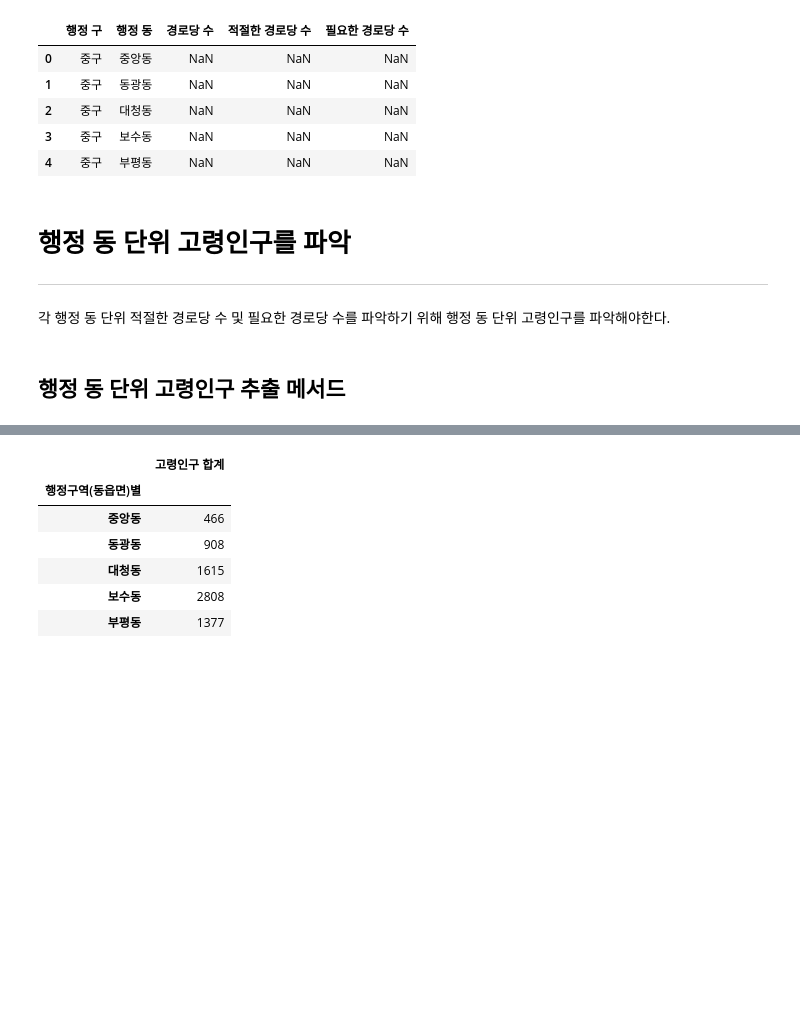
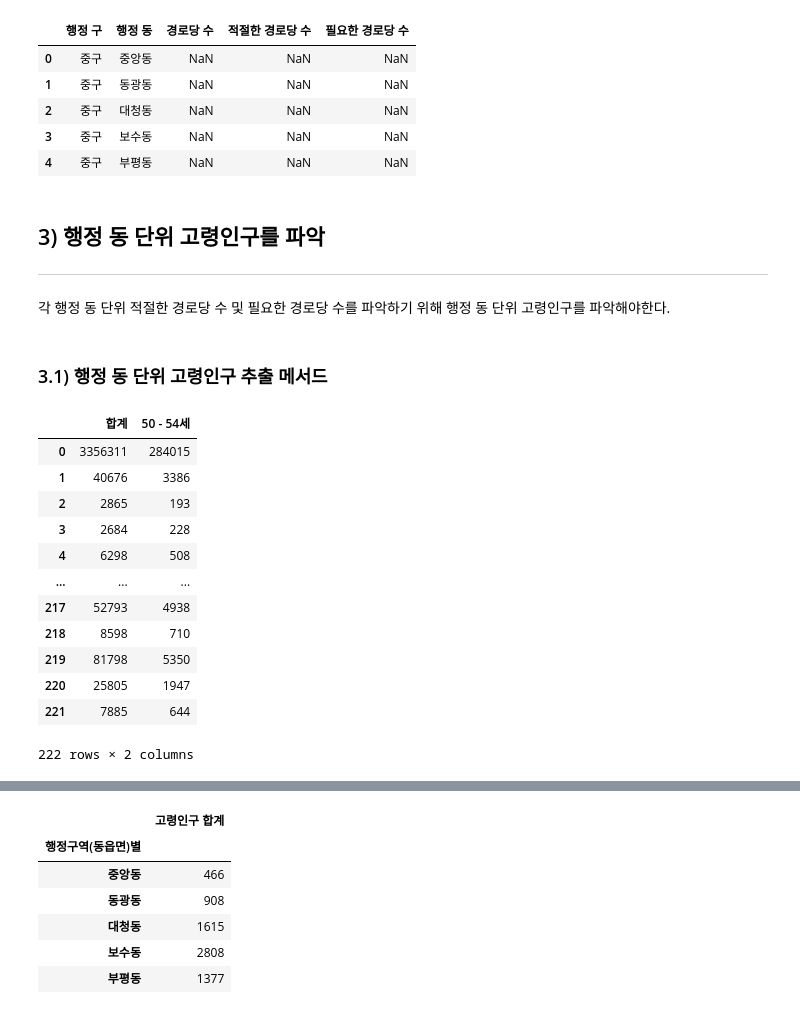
Before and after one commit to jhparkland/Data_Analytics_for_Age_friendly_busan, a Jupyter notebook: Busan_Senior_Center(BSC)의_시급한_개선을_위한_입지_분석_모델.ipynb, the cells around one changed output, grey strips where cells are left out. Saved outputs shown, nothing was run; the diff lists cells and outputs as text; code cells hidden in the pictures; blank space fills up the shorter version.

```diff
--- a/Busan_Senior_Center(BSC)의_시급한_개선을_위한_입지_분석_모델.ipynb
+++ b/Busan_Senior_Center(BSC)의_시급한_개선을_위한_입지_분석_모델.ipynb
@@ -94,5 +227,5 @@ from shapely.geometry import Polygon
 # %%
-df_population = pd.read_csv("부산-50~100.csv",encoding='cp949')
+df_population = pd.read_csv("/content/drive/MyDrive/Colab Notebooks/OSS/Data_Analytics_for_Age_friendly_busan-seungmin/data/부산-50~100.csv",encoding='cp949')
 df_population.head(5)
 # %% [output]
 |  | 행정구역(동읍면)별 | 합계 | 50 - 54세 | 55 - 59세 | 60 - 64세 | 65 - 69세 | 70 - 74세 | 75 - 79세 | 80 - 84세 | 85 - 89세 | ... |
@@ -161,9 +294,25 @@ df_main.head(5)
 | 3 | 중구 | 보수동 | NaN | NaN | NaN |
 | 4 | 중구 | 부평동 | NaN | NaN | NaN |
 # %% [markdown]
-# 행정 동 단위 고령인구를 파악
+## 3) 행정 동 단위 고령인구를 파악
 ---
 
 각 행정 동 단위 적절한 경로당 수 및 필요한 경로당 수를 파악하기 위해 행정 동 단위 고령인구를 파악해야한다.
 # %% [markdown]
-## 행정 동 단위 고령인구 추출 메서드
+### 3.1) 행정 동 단위 고령인구 추출 메서드
+# %%
+df_population[['합계','50 - 54세']]
+# %% [output]
+|  | 합계 | 50 - 54세 |
+| 0 | 3356311 | 284015 |
+| 1 | 40676 | 3386 |
+| 2 | 2865 | 193 |
+| 3 | 2684 | 228 |
+| 4 | 6298 | 508 |
+| ... | ... | ... |
+| 217 | 52793 | 4938 |
+| 218 | 8598 | 710 |
+| 219 | 81798 | 5350 |
+| 220 | 25805 | 1947 |
+| 221 | 7885 | 644 |
+222 rows × 2 columns
```
Also changed, not shown: parts of 92 cells of this notebook.
